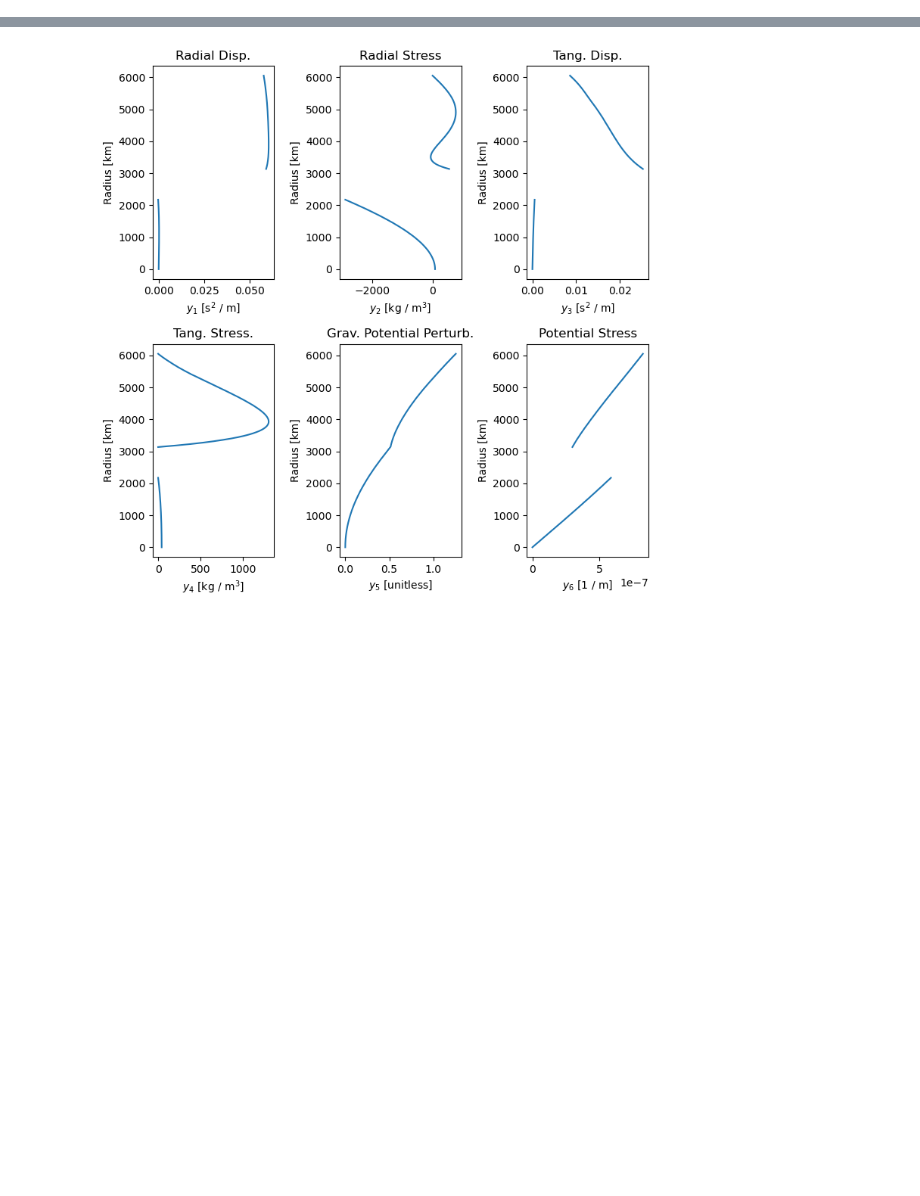
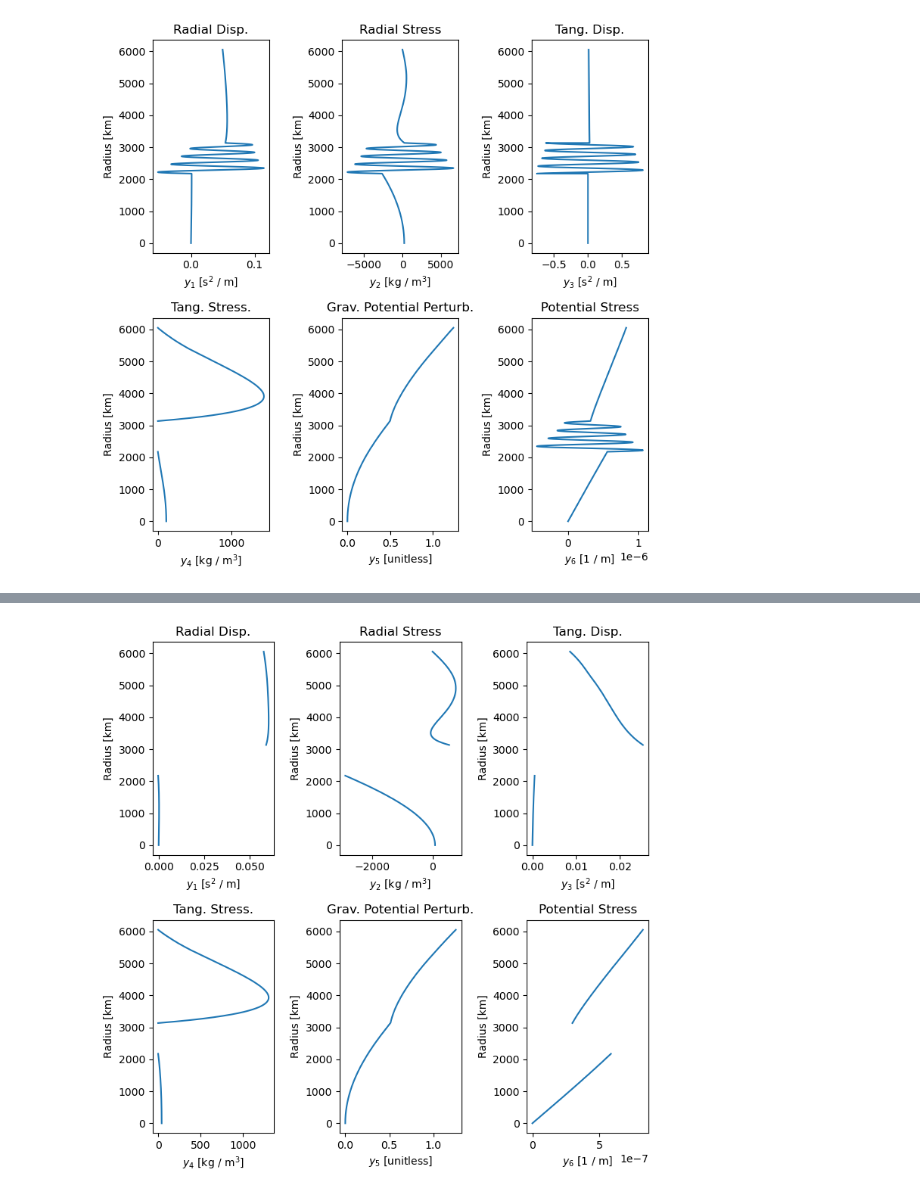
Before and after one commit to jrenaud90/TidalPy, a Jupyter notebook: Benchmarks & Performance/Performance/tides/multilayer_tides_performance.ipynb, the cells around one changed output, grey strips where cells are left out. Drawn from its saved outputs; the diff is of its cells as text; code cells hidden in the pictures; blank space fills up the shorter version.

Commit message:
More incomp work

```diff
--- a/Benchmarks & Performance/Performance/tides/multilayer_tides_performance.ipynb
+++ b/Benchmarks & Performance/Performance/tides/multilayer_tides_performance.ipynb
@@ -87,10 +87,22 @@ function_kwargs = {
     'nondimensionalize': True,
     'use_kamata': True,
     'integrator': 'scipy',
-    'integration_method': 'RK45',
+    'integration_method': 'DOP853',
     'integration_rtol': 1.e-6,
     'integration_atol': 1.e-8,
     'incompressible': False,
+}
+
+function_kwargs_incomp = {
+    'order_l': 2,
+    'solve_load_numbers': False,
+    'nondimensionalize': True,
+    'use_kamata': True,
+    'integrator': 'scipy',
+    'integration_method': 'DOP853',
+    'integration_rtol': 1.e-12,
+    'integration_atol': 1.e-12,
+    'incompressible': True,
 }
 
 function_kwargs_load = {**function_kwargs}
@@ -187,0 +202,14 @@ _ = yplot(tidal_y, radius_array)
+# %%
+# Scipy-RK - INCOMP
+# 118ms, 121ms
+# 128ms
+
+# Dynamic Incomp liquid -
+
+
+tidal_y = radial_solver(*function_inputs, **function_kwargs_incomp)
+
+_ = yplot(tidal_y, radius_array)
+%timeit radial_solver(*function_inputs, **function_kwargs_incomp)
+# %% [output]
+[figure, added]
```
Also changed, not shown: parts of 5 cells of this notebook, 4 other files.
